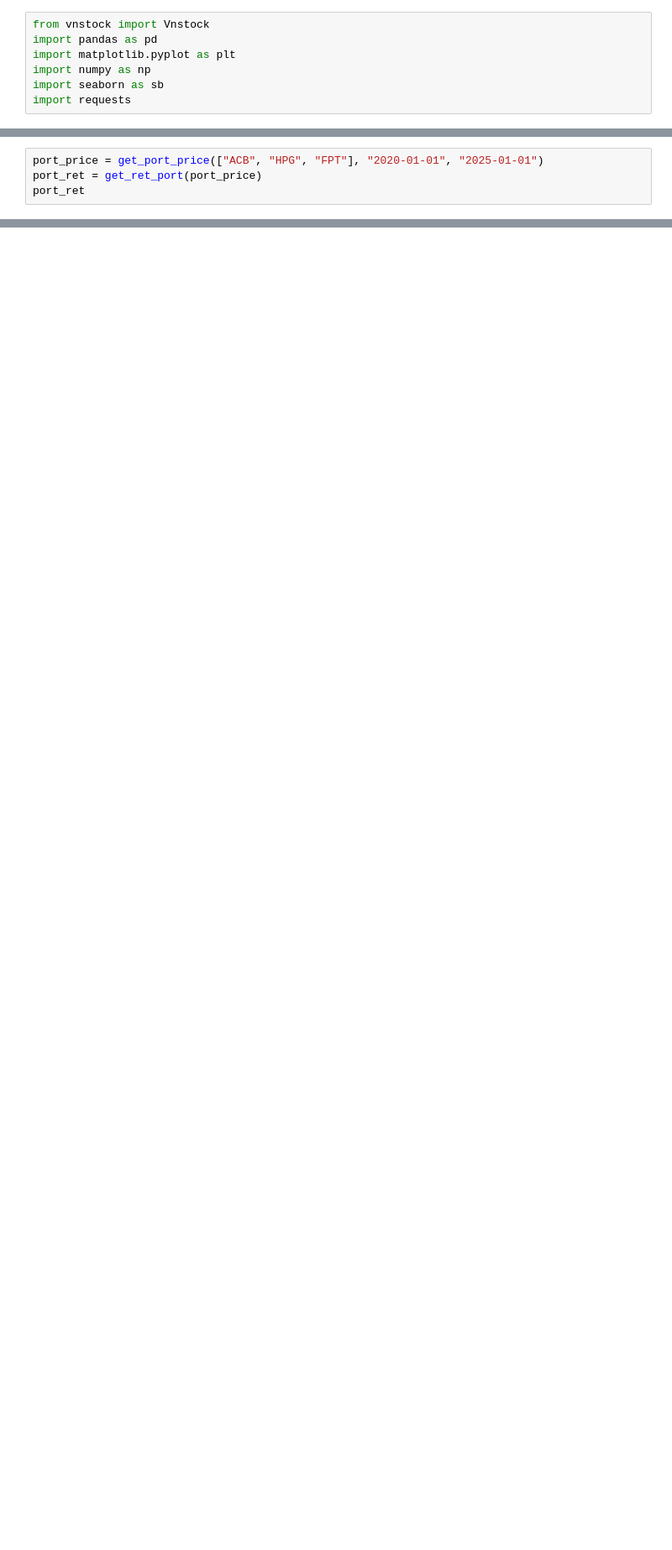
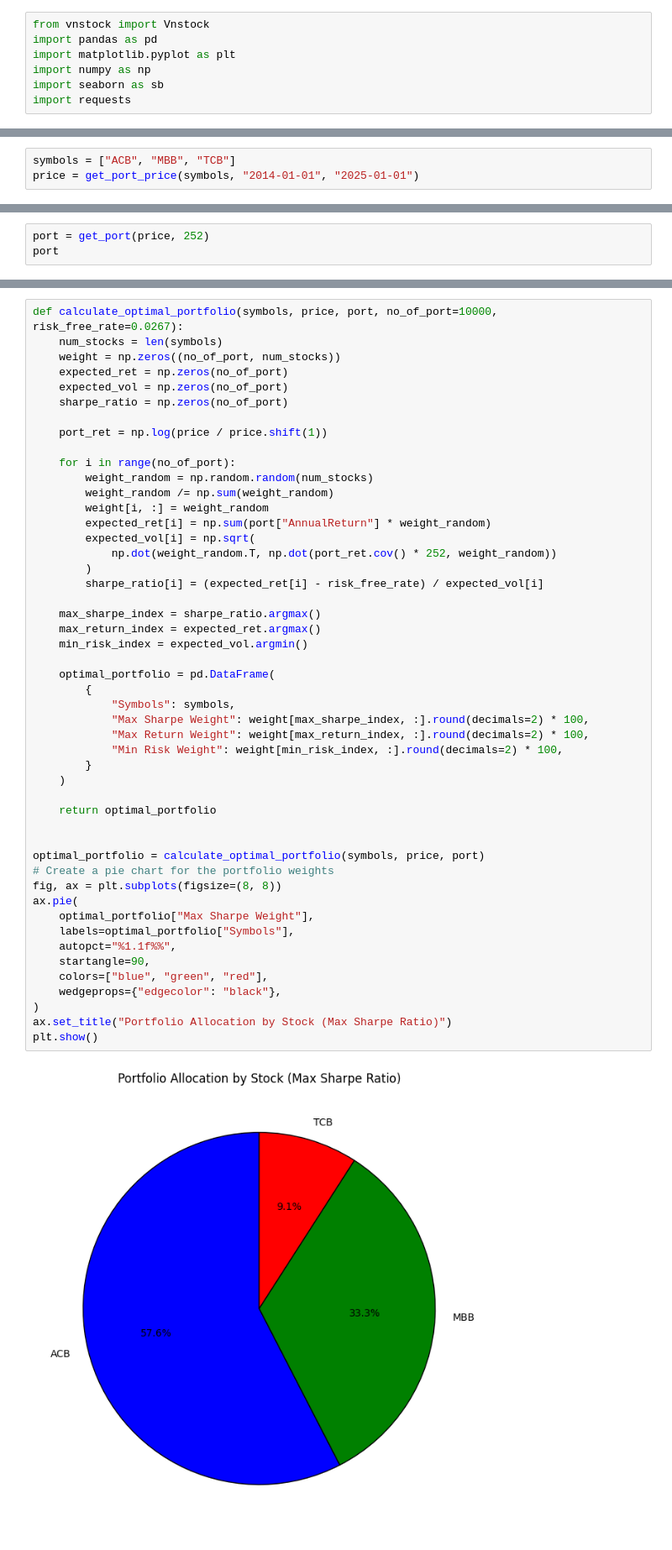
Before and after one commit to vinhnguyen-22/Vincent-Stock-Dashboard, a Jupyter notebook: notebooks/Optimize_portfolio.ipynb, the cells around one changed output, grey strips where cells are left out. Shown at 84% size. Drawn from its saved outputs; the diff is of its cells as text; blank space fills up the shorter version.

Commit message:
optimal portfolio

```diff
--- a/notebooks/Optimize_portfolio.ipynb
+++ b/notebooks/Optimize_portfolio.ipynb
@@ -42,4 +50,0 @@ def get_ret_port(df):
-# %%
-port_price = get_port_price(["ACB", "HPG", "FPT"], "2020-01-01", "2025-01-01")
-port_ret = get_ret_port(port_price)
-port_ret
@@ -77,0 +51,3 @@ np.log(port_price / port_price.shift(1))
+# %%
+symbols = ["ACB", "MBB", "TCB"]
+price = get_port_price(symbols, "2014-01-01", "2025-01-01")
@@ -77,0 +59,3 @@ np.log(port_price / port_price.shift(1))
+# %%
+port = get_port(price, 252)
+port
@@ -77,0 +67,51 @@ np.log(port_price / port_price.shift(1))
+# %%
+def calculate_optimal_portfolio(symbols, price, port, no_of_port=10000, risk_free_rate=0.0267):
+    num_stocks = len(symbols)
+    weight = np.zeros((no_of_port, num_stocks))
+    expected_ret = np.zeros(no_of_port)
+    expected_vol = np.zeros(no_of_port)
+    sharpe_ratio = np.zeros(no_of_port)
+
+    port_ret = np.log(price / price.shift(1))
+
+    for i in range(no_of_port):
+        weight_random = np.random.random(num_stocks)
+        weight_random /= np.sum(weight_random)
+        weight[i, :] = weight_random
+        expected_ret[i] = np.sum(port["AnnualReturn"] * weight_random)
+        expected_vol[i] = np.sqrt(
+            np.dot(weight_random.T, np.dot(port_ret.cov() * 252, weight_random))
+        )
+        sharpe_ratio[i] = (expected_ret[i] - risk_free_rate) / expected_vol[i]
+
+    max_sharpe_index = sharpe_ratio.argmax()
+    max_return_index = expected_ret.argmax()
+    min_risk_index = expected_vol.argmin()
+
+    optimal_portfolio = pd.DataFrame(
+        {
+            "Symbols": symbols,
+            "Max Sharpe Weight": weight[max_sharpe_index, :].round(decimals=2) * 100,
+            "Max Return Weight": weight[max_return_index, :].round(decimals=2) * 100,
+            "Min Risk Weight": weight[min_risk_index, :].round(decimals=2) * 100,
+        }
+    )
+
+    return optimal_portfolio
+
+
+optimal_portfolio = calculate_optimal_portfolio(symbols, price, port)
+# Create a pie chart for the portfolio weights
+fig, ax = plt.subplots(figsize=(8, 8))
+ax.pie(
+    optimal_portfolio["Max Sharpe Weight"],
+    labels=optimal_portfolio["Symbols"],
+    autopct="%1.1f%%",
+    startangle=90,
+    colors=["blue", "green", "red"],
+    wedgeprops={"edgecolor": "black"},
+)
+ax.set_title("Portfolio Allocation by Stock (Max Sharpe Ratio)")
+plt.show()
+# %% [output]
+[figure, added]
```
Also changed, not shown: parts of 12 cells of this notebook, 5 other files.
